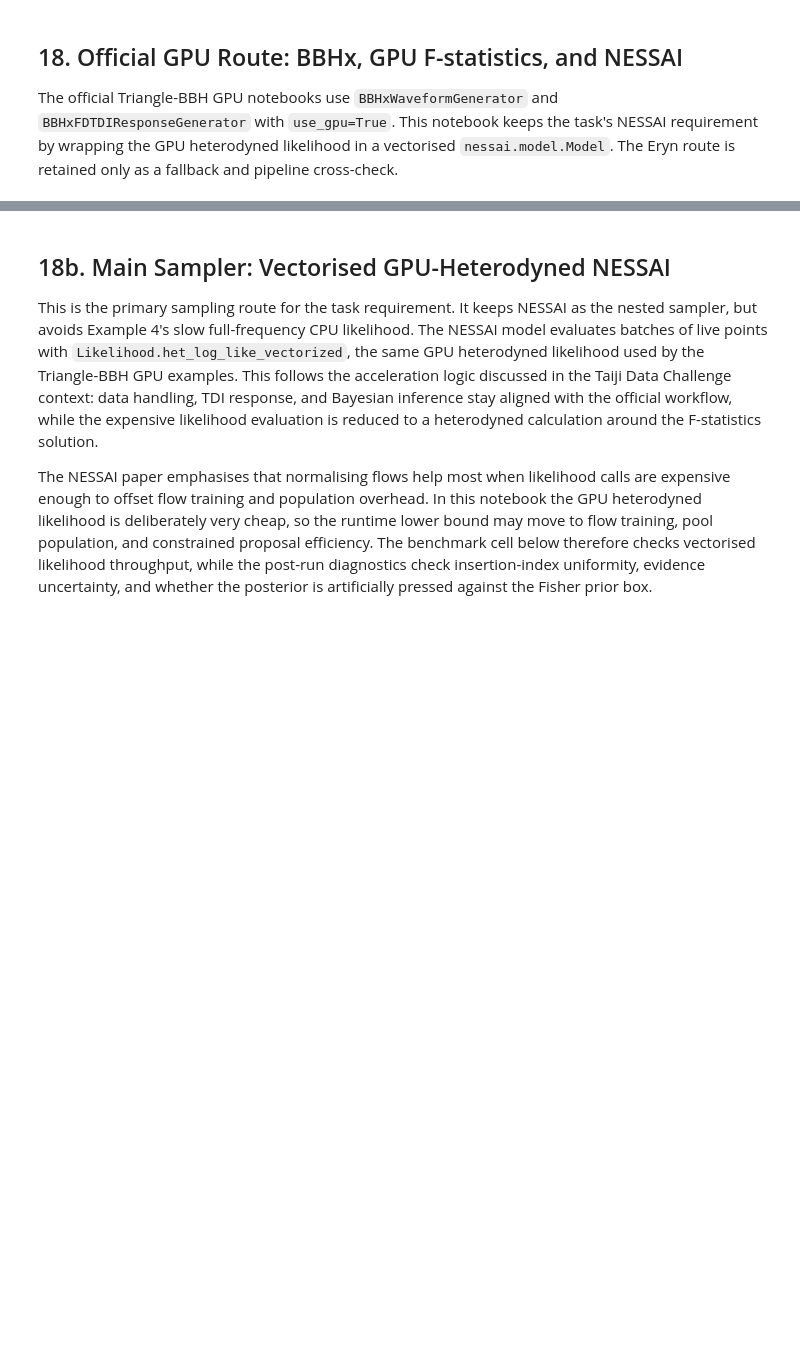
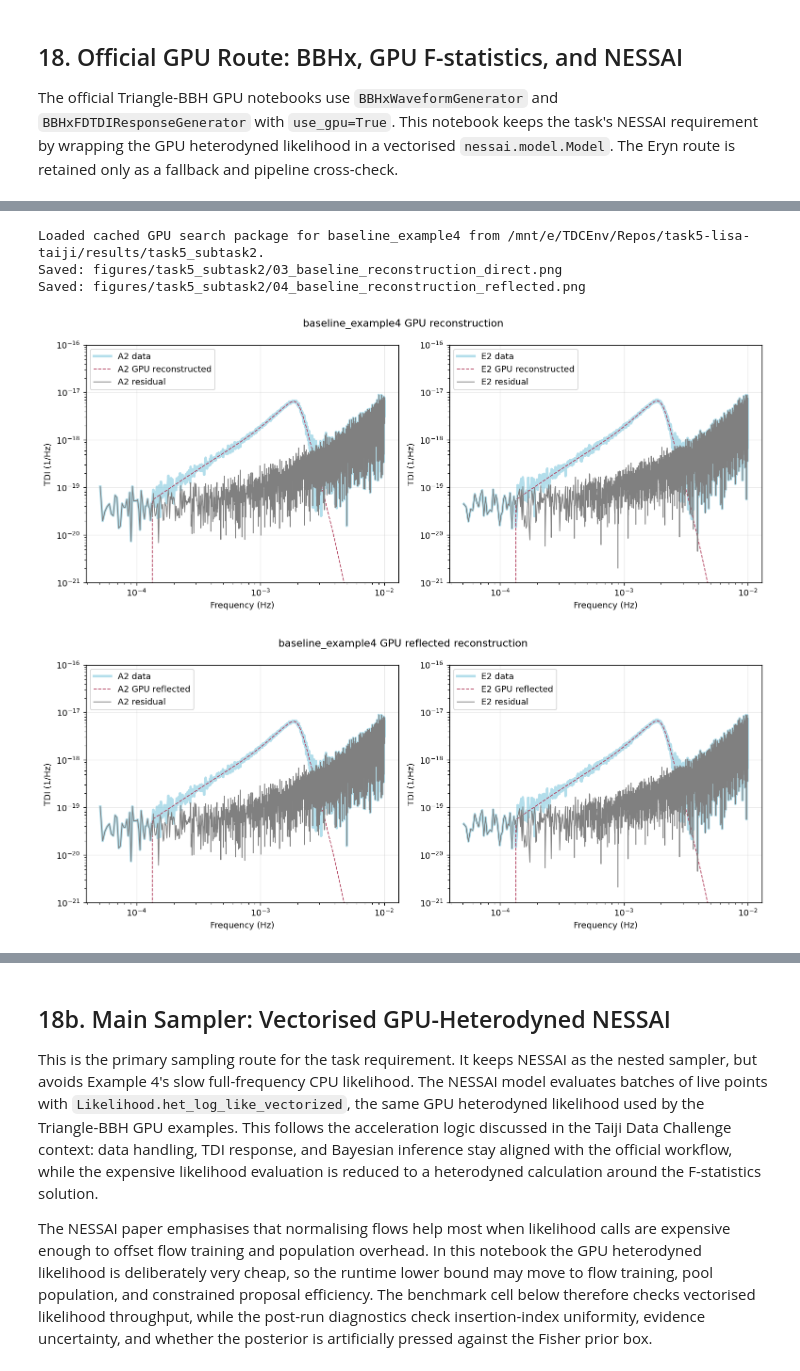
Before and after one commit to leichang131-debug/task5-lisa-taiji, a Jupyter notebook: notebooks/02_taiji_mbhb_parameter_estimation.ipynb, the cells around one changed output, grey strips where cells are left out. Drawn from its saved outputs; the diff is of its cells as text; code cells hidden in the pictures; blank space fills up the shorter version.

```diff
--- a/notebooks/02_taiji_mbhb_parameter_estimation.ipynb
+++ b/notebooks/02_taiji_mbhb_parameter_estimation.ipynb
@@ -110,7 +117,7 @@ FISHER_PRIOR_SIGMA = 10.0 if USE_SMOKE_TEST_SEARCH else 5.0
 
 USE_GPU_BBHX = True
 RUN_GPU_PREFLIGHT = True
-RUN_GPU_FSTAT_SEARCH = True
+RUN_GPU_FSTAT_SEARCH = False
 RUN_GPU_FISHER = True
 RUN_GPU_NESSAI_SAMPLER = True
 RUN_GPU_ERYN_SAMPLER = False
@@ -125,7 +132,7 @@ SMOKE_TEST_SAMPLER_SETTINGS = dict(sampler="dynesty", nlive=80, dlogz=10.0, maxc
 SAMPLER_POOL = 1 if os.name == "nt" else os.cpu_count()
 
 GPU_SEARCH_MAXITER = OFFICIAL_SEARCH_MAXITER
-GPU_NESSAI_RUN_MODE = "pilot"
+GPU_NESSAI_RUN_MODE = "full"
 GPU_NESSAI_PILOT_NLIVE = 200
 GPU_NESSAI_FULL_NLIVE = 2000
 GPU_NESSAI_NLIVE = GPU_NESSAI_PILOT_NLIVE if GPU_NESSAI_RUN_MODE == "pilot" else GPU_NESSAI_FULL_NLIVE
@@ -134,7 +141,7 @@ GPU_NESSAI_LIKELIHOOD_CHUNKSIZE = 512
 GPU_NESSAI_PRIOR_SIGMA = 8.0
 GPU_NESSAI_SKY_PRIOR_MODE = "local_fisher"  # safer for heterodyned likelihood; use "wide_sky" only as an exploratory stress test.
 GPU_NESSAI_SEED = 1234
-GPU_NESSAI_RESUME = True
+GPU_NESSAI_RESUME = False
 GPU_NESSAI_PLOT_DIAGNOSTICS = True
 GPU_NESSAI_BOUNDARY_RELATIVE_TOL = 0.02
 GPU_NESSAI_BOUNDARY_WARNING_FRACTION = 0.05
@@ -988,6 +1153,39 @@ def run_gpu_fstat_search(window: dict, label: str, maxiter: int = GPU_SEARCH_MAX
         intrinsic_param_priors=intrinsic_param_priors,
     )
 
+def load_gpu_search_from_cache(window: dict, label: str) -> tuple[dict, CachedFisherErrors] | tuple[None, None]:
+    param_path = RESULT_DIR / f"{label}_gpu_searched_parameters.json"
+    reflected_path = RESULT_DIR / f"{label}_gpu_searched_parameters_reflected.json"
+    fisher_path = RESULT_DIR / f"{label}_gpu_fisher_errors.csv"
+    if not (param_path.exists() and reflected_path.exists() and fisher_path.exists()):
+        print(f"No cached GPU search package found for {label}.")
+        return None, None
+    if FDTDI_GPU is None:
+        raise RuntimeError("Initialize FDTDI_GPU before loading cached GPU search waveforms.")
+    gpu_window = to_gpu_window(window)
+    response_kwargs_interp = build_gpu_response_kwargs(window, interpolation=True)
+    response_kwargs_direct = build_gpu_response_kwargs(window, interpolation=False)
+    searched_parameters = json.loads(param_path.read_text(encoding="utf-8"))
+    searched_parameters_reflected = json.loads(reflected_path.read_text(encoding="utf-8"))
+    searched_wf = FDTDI_GPU.Response(searched_parameters, gpu_window["frequency"], **response_kwargs_interp)
+    searched_wf_reflected = FDTDI_GPU.Response(searched_parameters_reflected, gpu_window["frequency"], **response_kwargs_interp)
+    fisher_errors = pd.read_csv(fisher_path).set_index("parameter")["fim_error"].to_dict()
+    intrinsic_param_priors = build_gpu_intrinsic_priors(response_kwargs_direct)
+    search = dict(
+        Fstat=None,
+        DE_result=None,
+        searched_parameters={k: float(v) for k, v in searched_parameters.items()},
+        searched_parameters_reflected={k: float(v) for k, v in searched_parameters_reflected.items()},
+        searched_wf=searched_wf,
+        searched_wf_reflected=searched_wf_reflected,
+        gpu_window=gpu_window,
+        response_kwargs_interp=response_kwargs_interp,
+        response_kwargs_direct=response_kwargs_direct,
+        intrinsic_param_priors=intrinsic_param_priors,
+    )
+    print(f"Loaded cached GPU search package for {label} from {RESULT_DIR}.")
+    return search, CachedFisherErrors(fisher_errors)
+
 def plot_gpu_reconstruction(window: dict, gpu_search: dict, filename: str) -> None:
     searched_wf = gpu_search["searched_wf"].get()
     plt.figure(figsize=(12, 5))
@@ -1000,34 +1198,46 @@ def plot_gpu_reconstruction(window: dict, gpu_search: dict, filename: str) -> No
         plt.ylabel("TDI (1/Hz)")
         plt.ylim(1e-21, 1e-16)
         plt.legend(loc="upper left")
     plt.suptitle(f"{window['label']} GPU reconstruction")
     save_current_figure(filename)
 
 def plot_gpu_reflected_reconstruction(window: dict, gpu_search: dict, filename: str) -> None:
     if "searched_wf_reflected" not in gpu_search:
         print(f"No reflected GPU waveform available for {window['label']}.")
         return
     searched_wf = gpu_search["searched_wf_reflected"].get()
     plt.figure(figsize=(12, 5))
     for i, name in enumerate(channel_names):
         plt.subplot(1, 2, i+1)
         plt.loglog(window["data_frequency"], np.abs(window["data_channels_fd"][i]), label=f"{name} data", color=BLUE, lw=3, alpha=0.5)
         plt.loglog(window["data_frequency"], np.abs(searched_wf[i]), label=f"{name} GPU reflected", color=RED, lw=1, ls="--")
         plt.loglog(window["data_frequency"], np.abs(window["data_channels_fd"][i] - searched_wf[i]), label=f"{name} residual", color="grey", lw=1)
         plt.xlabel("Frequency (Hz)")
         plt.ylabel("TDI (1/Hz)")
         plt.ylim(1e-21, 1e-16)
         plt.legend(loc="upper left")
     plt.suptitle(f"{window['label']} GPU reflected reconstruction")
     save_current_figure(filename)
 
 baseline_gpu_search = None
-if RUN_GPU_FSTAT_SEARCH and baseline_window is not None:
+baseline_gpu_FIM = None
+if USE_CACHED_SEARCH_RESULTS and baseline_window is not None:
+    baseline_gpu_search, baseline_gpu_FIM = load_gpu_search_from_cache(baseline_window, "baseline_example4")
+    if baseline_gpu_search is not None:
+        plot_gpu_reconstruction(baseline_window, baseline_gpu_search, "03_baseline_reconstruction_direct.png")
+        plot_gpu_reflected_reconstruction(baseline_window, baseline_gpu_search, "04_baseline_reconstruction_reflected.png")
+elif RUN_GPU_FSTAT_SEARCH and baseline_window is not None:
     baseline_gpu_search = run_gpu_fstat_search(baseline_window, "baseline_example4")
     plot_gpu_reconstruction(baseline_window, baseline_gpu_search, "03_baseline_reconstruction_direct.png")
     plot_gpu_reflected_reconstruction(baseline_window, baseline_gpu_search, "04_baseline_reconstruction_reflected.png")
 else:
     print("GPU F-statistics search code is present but not executed.")
+# %% [output]
+Loaded cached GPU search package for baseline_example4 from /mnt/e/TDCEnv/Repos/task5-lisa-taiji/results/task5_subtask2.
+Saved: figures/task5_subtask2/03_baseline_reconstruction_direct.png
+Saved: figures/task5_subtask2/04_baseline_reconstruction_reflected.png
+[figure, added]
+[figure, added]
 # %%
 def run_gpu_fisher_analysis(window: dict, gpu_search: dict) -> MultiChannelFisher:
     def fisher_waveform_wrapper(param_dict, frequencies):
```
Also changed, not shown: parts of 27 cells of this notebook, 38 other files.
